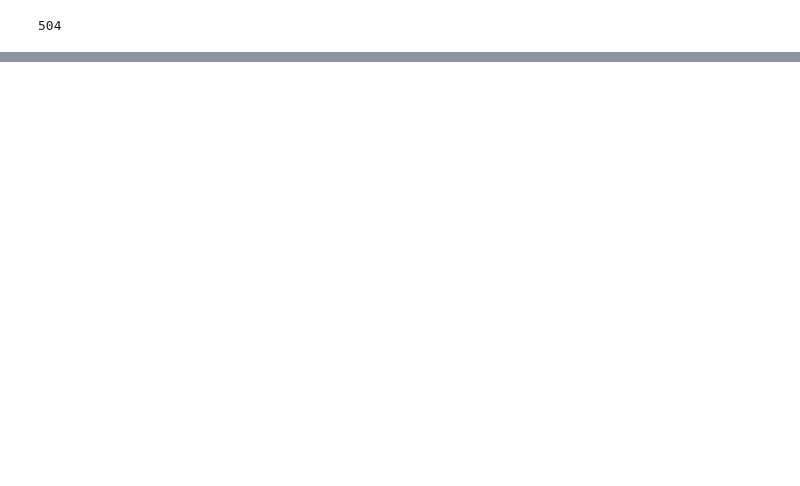
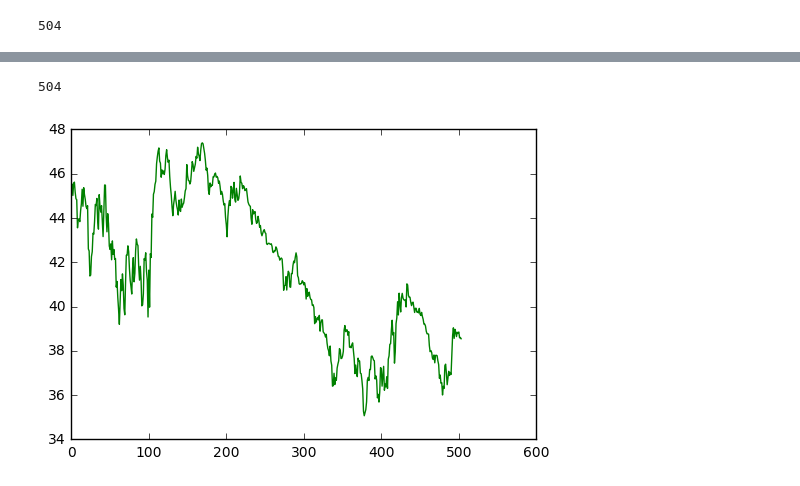
Before and after one commit to mistakemisure/tmp, a Jupyter notebook: Kalyagin_lab3.ipynb, the cells around one changed output, grey strips where cells are left out. Cells and saved outputs as stored; diff of their text form; code cells hidden in the pictures; blank space fills up the shorter version.

```diff
--- a/Kalyagin_lab3.ipynb
+++ b/Kalyagin_lab3.ipynb
@@ -133,0 +169,3 @@ plt.show()
+# %%
+X = result.x
+print X
@@ -133,0 +184,11 @@ plt.show()
+# %%
+n = len(prT[0])
+Y = ind(prT, X[:n], X[n:])
+print len(Y)
+# %% [output]
+504
+# %%
+plt.plot(range(numberOfDays), Y, '-g')
+plt.show()
+# %% [output]
+[figure, added]
```
Also changed, not shown: parts of 17 cells of this notebook.
